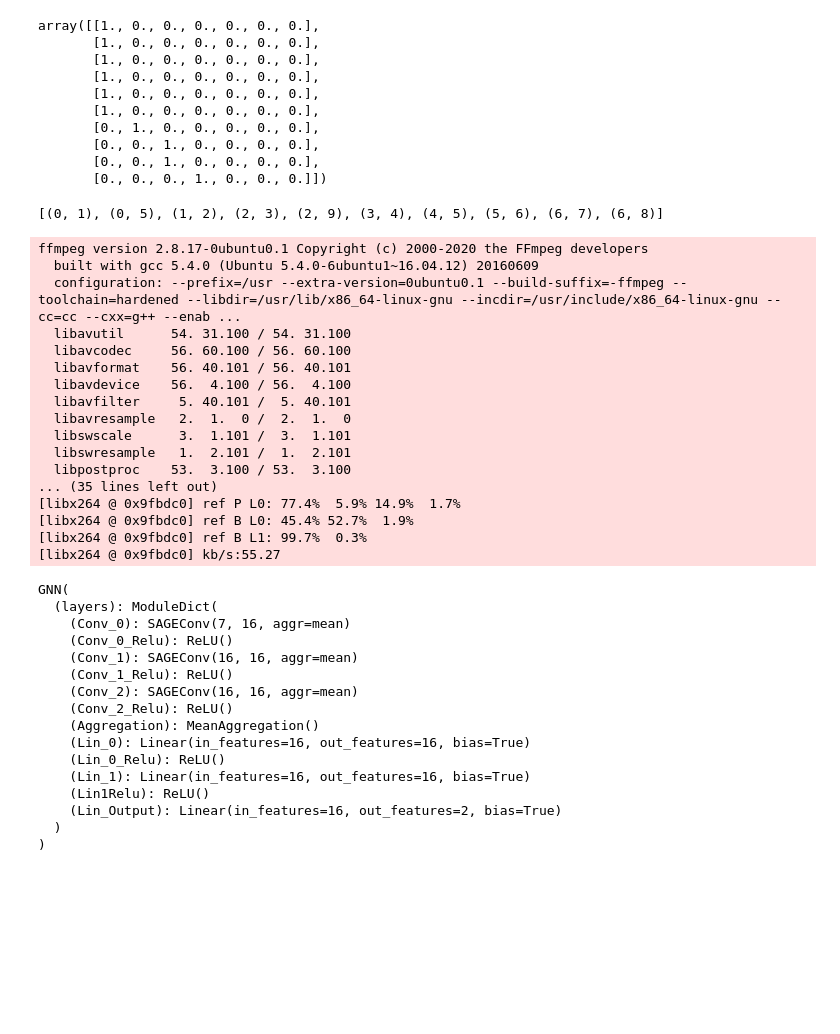
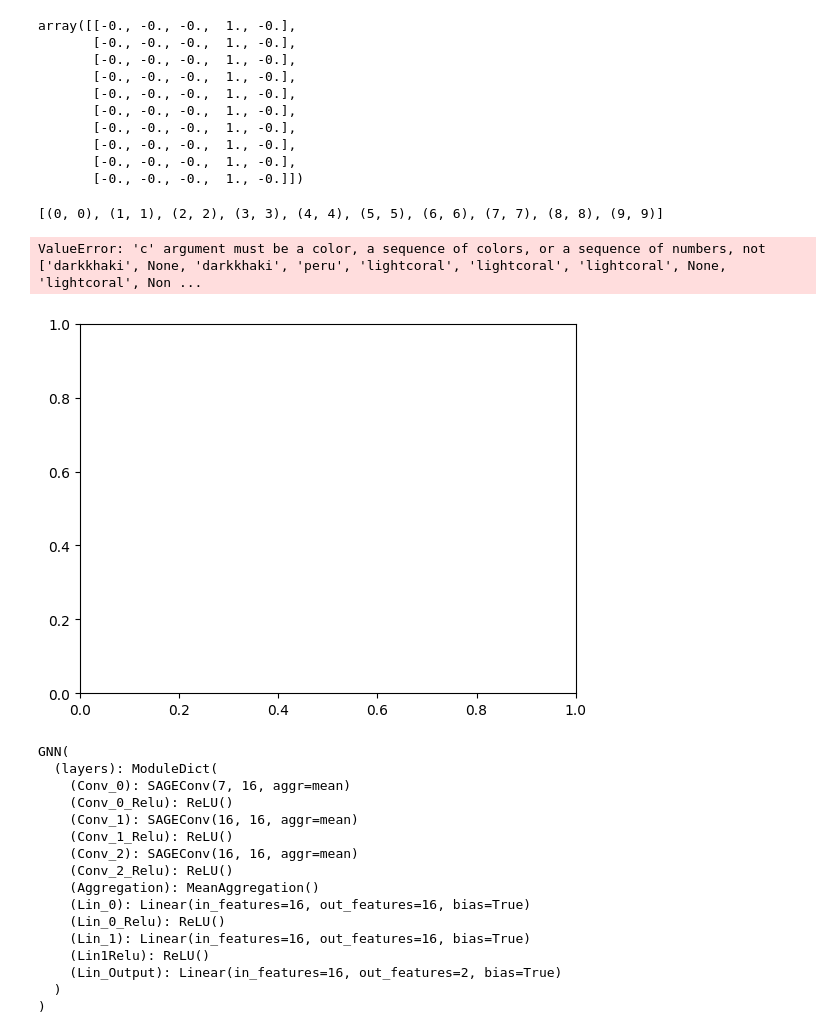
Before and after one commit to blake-gaines/MIPExplainer, a Jupyter notebook: test.ipynb, the cells around one changed output. Cells and saved outputs as stored; diff of their text form; code cells hidden in the pictures; blank space fills up the shorter version.

```diff
--- a/test.ipynb
+++ b/test.ipynb
@@ -45,0 +54,9 @@ edge_indices = {
+# %%
+with open("data/OurMotifs/dataset.pkl", "rb") as f:
+    dataset = pickle.load(f)
+molecules = False
+model_path = "models/OurMotifs_model.pth"
+# %%
+num_node_features = dataset[0].x.shape[1]
+node_colors = {i:c for i,c in enumerate(random.choices(list(mcolors.CSS4_COLORS.keys()), k=num_node_features))}
+node_colors
@@ -93,16 +107,16 @@ X = np.load(f"./solutions/X_{index}.npy")
 # %%
 X
 # %% [output]
-array([[1., 0., 0., 0., 0., 0., 0.],
-       [1., 0., 0., 0., 0., 0., 0.],
-       [1., 0., 0., 0., 0., 0., 0.],
-       [1., 0., 0., 0., 0., 0., 0.],
-       [1., 0., 0., 0., 0., 0., 0.],
-       [1., 0., 0., 0., 0., 0., 0.],
-       [0., 1., 0., 0., 0., 0., 0.],
-       [0., 0., 1., 0., 0., 0., 0.],
-       [0., 0., 1., 0., 0., 0., 0.],
-       [0., 0., 0., 1., 0., 0., 0.]])
+array([[-0., -0., -0.,  1., -0.],
+       [-0., -0., -0.,  1., -0.],
+       [-0., -0., -0.,  1., -0.],
+       [-0., -0., -0.,  1., -0.],
+       [-0., -0., -0.,  1., -0.],
+       [-0., -0., -0.,  1., -0.],
+       [-0., -0., -0.,  1., -0.],
+       [-0., -0., -0.,  1., -0.],
+       [-0., -0., -0.,  1., -0.],
+       [-0., -0., -0.,  1., -0.]])
 # %%
 G = nx.from_numpy_array(A, create_using=nx.Graph)
 
@@ -112,61 +126,48 @@ labels = dict(zip(range(X.shape[0]), map(atom_indices.get, np.argmax(X, axis=1))
 fig, ax = plt.subplots()
 pos = nx.spring_layout(G, seed=7)
 x_indices = np.argmax(X, axis=1)
-nx.draw_networkx(G, pos=pos, with_labels=True, labels=labels, node_color=list(map(atom_colors.get, x_indices)))
+node_color = list(map((atom_colors if molecules else node_colors).get, x_indices))
+nx.draw_networkx(G, pos=pos, with_labels=True, labels=labels, node_color=node_color)
 plt.close()
 # %% [output]
-[(0, 1), (0, 5), (1, 2), (2, 3), (2, 9), (3, 4), (4, 5), (5, 6), (6, 7), (6, 8)]
+[(0, 0), (1, 1), (2, 2), (3, 3), (4, 4), (5, 5), (6, 6), (7, 7), (8, 8), (9, 9)]
 # %%
 folder = "figures"
 for i in range(63):
     A = np.load(f"./solutions/A_{i}.npy")
     X = np.load(f"./solutions/X_{i}.npy")
     G = nx.from_numpy_array(A, create_using=nx.DiGraph)
 
-    labels = dict(zip(range(X.shape[0]), map(atom_indices.get, np.argmax(X, axis=1))))
+    labels = dict(zip(range(X.shape[0]), map(atom_indices.get, np.argmax(X, axis=1)))) if molecules else dict(zip(range(X.shape[0]), np.argmax(X, axis=1)))
     fig, ax = plt.subplots()
     # pos = nx.circular_layout(G)
     pos = nx.spring_layout(G, seed=7)
     x_indices = np.argmax(X, axis=1)
-    nx.draw_networkx(G, pos=pos, with_labels=True, labels=labels, node_color=list(map(atom_colors.get, x_indices)))
+    node_color = list(map((atom_colors if molecules else node_colors).get, x_indices))
+    nx.draw_networkx(G, pos=pos, with_labels=True, labels=labels, node_color=node_color)
 
 
     plt.savefig(folder + "/file%02d.png" % i)
     plt.close()
 
 # def generate_video(img):
 #     for i in range(len(img)):
 #         plt.imshow(img[i], cmap=cm.Greys_r)
 #         plt.savefig(folder + "/file%02d.png" % i)
 
 import subprocess
 import glob
 os.chdir(folder)
 subprocess.call([
     'ffmpeg', '-framerate', '4', '-i', 'file%02d.png', '-r', '30', '-pix_fmt', 'yuv420p', '-y',
     'graph_steps.mp4'
 ])
 for file_name in glob.glob("*.png"):
     os.remove(file_name)
 os.chdir("..")
 # %% [output]
-ffmpeg version 2.8.17-0ubuntu0.1 Copyright (c) 2000-2020 the FFmpeg developers
-  built with gcc 5.4.0 (Ubuntu 5.4.0-6ubuntu1~16.04.12) 20160609
-  configuration: --prefix=/usr --extra-version=0ubuntu0.1 --build-suffix=-ffmpeg --toolchain=hardened --libdir=/usr/lib/x86_64-linux-gnu --incdir=/usr/include/x86_64-linux-gnu --cc=cc --cxx=g++ --enab ...
-  libavutil      54. 31.100 / 54. 31.100
-  libavcodec     56. 60.100 / 56. 60.100
-  libavformat    56. 40.101 / 56. 40.101
-  libavdevice    56.  4.100 / 56.  4.100
-  libavfilter     5. 40.101 /  5. 40.101
-  libavresample   2.  1.  0 /  2.  1.  0
-  libswscale      3.  1.101 /  3.  1.101
-  libswresample   1.  2.101 /  1.  2.101
-  libpostproc    53.  3.100 / 53.  3.100
-... (35 lines left out)
-[libx264 @ 0x9fbdc0] ref P L0: 77.4%  5.9% 14.9%  1.7%
-[libx264 @ 0x9fbdc0] ref B L0: 45.4% 52.7%  1.9%
-[libx264 @ 0x9fbdc0] ref B L1: 99.7%  0.3%
-[libx264 @ 0x9fbdc0] kb/s:55.27
+ValueError: 'c' argument must be a color, a sequence of colors, or a sequence of numbers, not ['darkkhaki', None, 'darkkhaki', 'peru', 'lightcoral', 'lightcoral', 'lightcoral', None, 'lightcoral', Non ...
+[figure, added]
 # %%
 def to_batch(X, A):
     g = dict()
```
Also changed, not shown: parts of 5 cells of this notebook, 4 other files.
